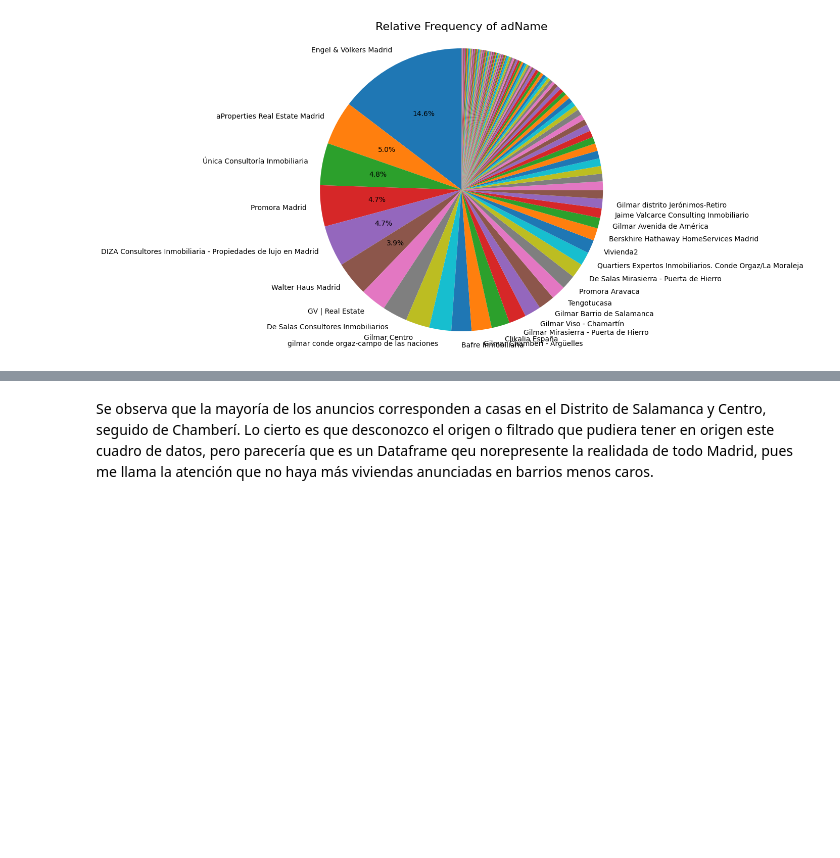
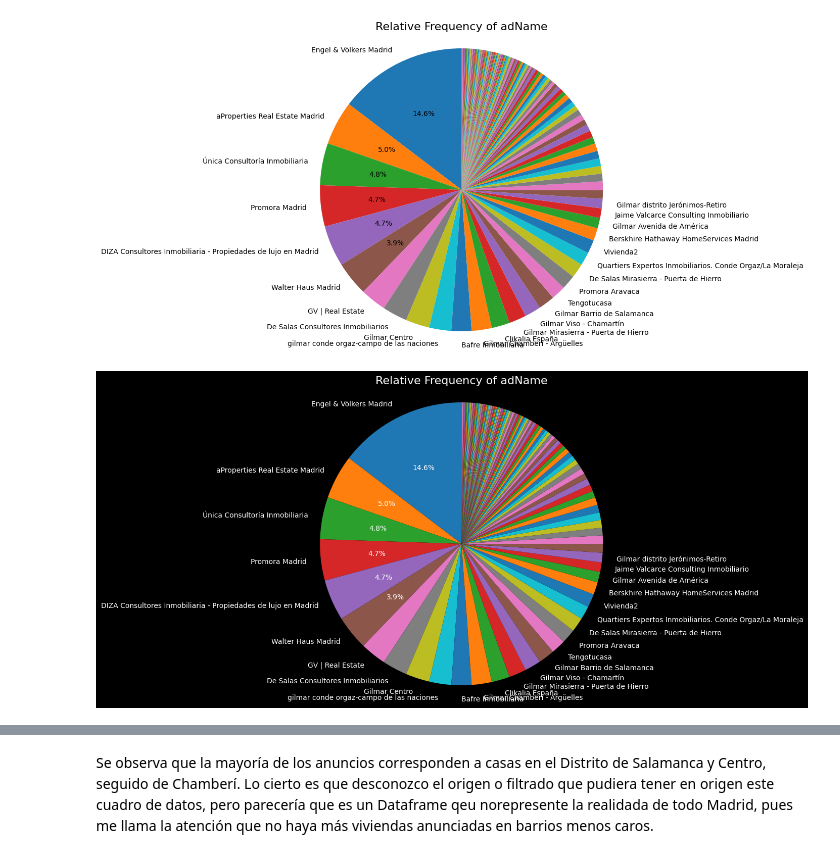
Before and after one commit to angelgvill/DS_Analisis_Datos, a Jupyter notebook: notebooks/02_Analisis_exploratorio.ipynb, the cells around one changed output, grey strips where cells are left out. Drawn from its saved outputs; the diff is of its cells as text; code cells hidden in the pictures; blank space fills up the shorter version.

```diff
--- a/notebooks/02_Analisis_exploratorio.ipynb
+++ b/notebooks/02_Analisis_exploratorio.ipynb
@@ -386,3 +411,31 @@ plt.axis('equal')  # Asegurar que el gráfico es un círculo
 plt.show()
 # %% [output]
 [figure]
+# %%
+# Calcular frecuencias relativas de 'adName'
+relative_freq_adName = df['adName'].value_counts(normalize=True) * 100
+
+# Función personalizada para ocultar valores menores a 2.5%
+def autopct_format(pct):
+    return f'{pct:.1f}%' if pct >= 3 else ''
+
+# Crear etiquetas personalizadas para los nombres
+labels = [name if pct >= 1 else '' for name, pct in zip(relative_freq_adName.index, relative_freq_adName)]
+
+# Configurar el estilo de fondo negro
+plt.style.use('dark_background')
+
+# Crear gráfico de tarta
+plt.figure(figsize=(10, 8))
+plt.pie(relative_freq_adName, labels=labels, autopct=autopct_format,
+        startangle=90, colors=sns.color_palette('tab10'),
+        textprops={'fontsize': 10, 'color': 'white'})  # Etiquetas en blanco
+plt.title('Relative Frequency of adName', fontsize=16, color='white')  # Título en blanco
+plt.axis('equal')  # Asegurar que el gráfico es un círculo
+
+# Guardar gráfico en un archivo de imagen
+plt.savefig('graf/anunciante_tarta_n.png', dpi=150)
+
+plt.show()
+# %% [output]
+[figure, added]
```
Also changed, not shown: parts of 24 cells of this notebook, 19 other files.
